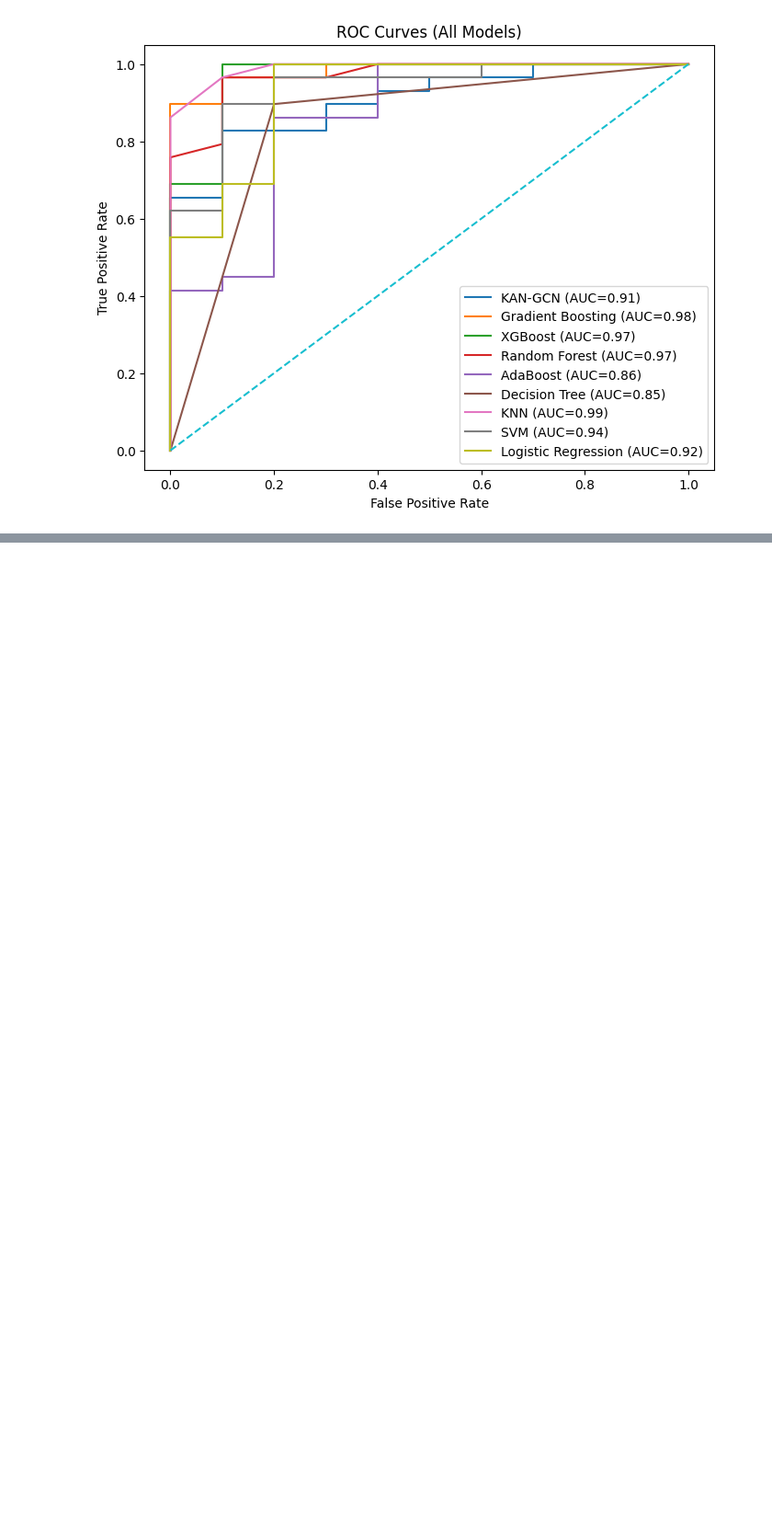
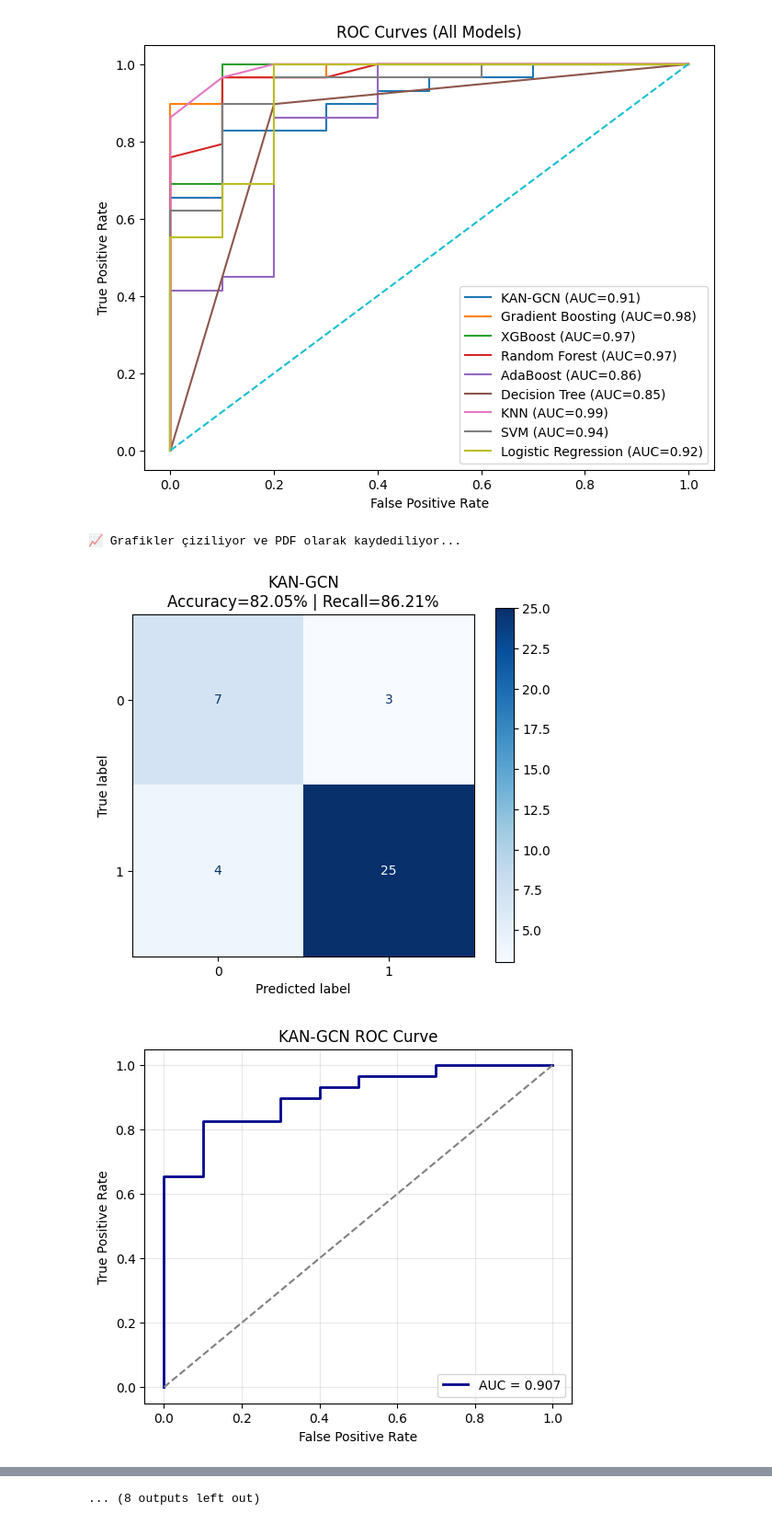
Before and after one commit to HasibeAltuntas06/Parkinson-Voice-Detection, a Jupyter notebook: son.ipynb, the cells around one changed output, grey strips where cells are left out. Shown at 92% size. Saved outputs shown, nothing was run; the diff lists cells and outputs as text; code cells hidden in the pictures; blank space fills up the shorter version.

```diff
--- a/son.ipynb
+++ b/son.ipynb
@@ -1257,3 +1257,67 @@ plt.legend()
 plt.show()
 # %% [output]
 [figure]
+# %%
+import matplotlib.pyplot as plt
+from sklearn.metrics import ConfusionMatrixDisplay, roc_curve, auc, confusion_matrix, accuracy_score, recall_score
+import numpy as np
+
+# ===============================
+# 9. CONFUSION MATRIX + ROC (ALL MODELS) - PDF KAYITLI
+# ===============================
+
+print("\n📈 Grafikler çiziliyor ve PDF olarak kaydediliyor...")
+
+all_models_preds = {
+    "KAN-GCN": (test_preds.numpy(), test_probs.numpy())
+}
+
+# ML modellerinin tahminlerini alıyoruz
+for name, clf in ml_models.items():
+    p = clf.predict(X_test_scaled)
+    # Bazı modellerde predict_proba olmayabilir, kontrol ediyoruz
+    prob = clf.predict_proba(X_test_scaled)[:,1] if hasattr(clf,'predict_proba') else np.zeros_like(p)
+    all_models_preds[name] = (p, prob)
+
+for model_name, (preds_m, probs_m) in all_models_preds.items():
+
+    acc_m = accuracy_score(y_test, preds_m) * 100
+    rec_m = recall_score(y_test, preds_m) * 100
+
+    # ---- 1. CONFUSION MATRIX (Blues & PDF) ----
+    cm = confusion_matrix(y_test, preds_m)
+
+    # cmap='Blues' ile mavi tonlama sağlandı
+    disp = ConfusionMatrixDisplay(confusion_matrix=cm)
+    fig, ax = plt.subplots(figsize=(6, 5))
+    disp.plot(cmap='Blues', ax=ax)
+
+    plt.title(f"{model_name}\nAccuracy={acc_m:.2f}% | Recall={rec_m:.2f}%")
+
+    # PDF olarak kaydet
+    plt.savefig(f"Confusion_Matrix_{model_name}.pdf", bbox_inches='tight')
+    plt.show()
+
+    # ---- 2. ROC CURVE (PDF) ----
+    fpr, tpr, _ = roc_curve(y_test, probs_m)
+    roc_auc = auc(fpr, tpr)
+
+    plt.figure(figsize=(6, 5))
+    plt.plot(fpr, tpr, color='darkblue', lw=2, label=f"AUC = {roc_auc:.3f}")
+    plt.plot([0, 1], [0, 1], color='gray', linestyle='--')
+
+    plt.xlabel("False Positive Rate")
+    plt.ylabel("True Positive Rate")
+    plt.title(f"{model_name} ROC Curve")
+    plt.legend(loc="lower right")
+    plt.grid(alpha=0.3)
+
+    # PDF olarak kaydet
+    plt.savefig(f"ROC_Curve_{model_name}.pdf", bbox_inches='tight')
+    plt.show()
+
+print("✅ Tüm grafikler PDF olarak çalışma dizinine kaydedildi.")
+# %% [output]
+📈 Grafikler çiziliyor ve PDF olarak kaydediliyor...
+[figure, added]
+[figure, added]
@@ -1259,0 +1333 @@ plt.show()
+... (8 outputs left out)
```
Also changed, not shown: parts of 3 cells of this notebook, 41 other files.
